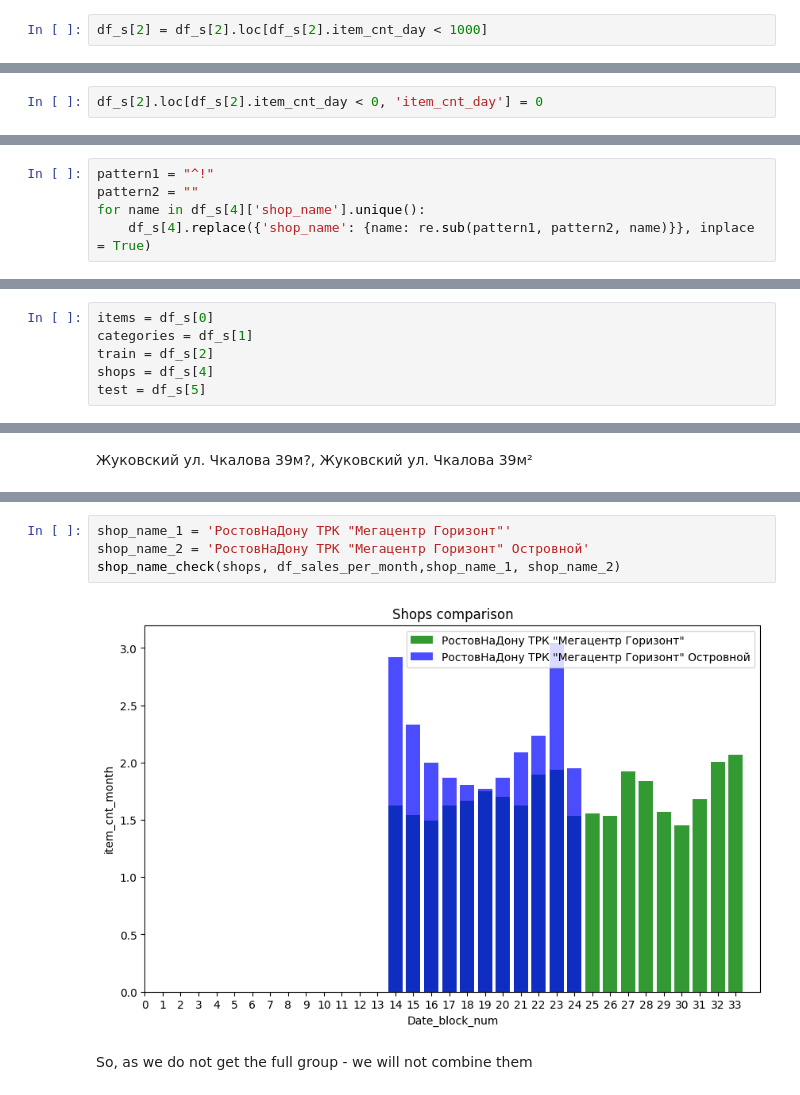
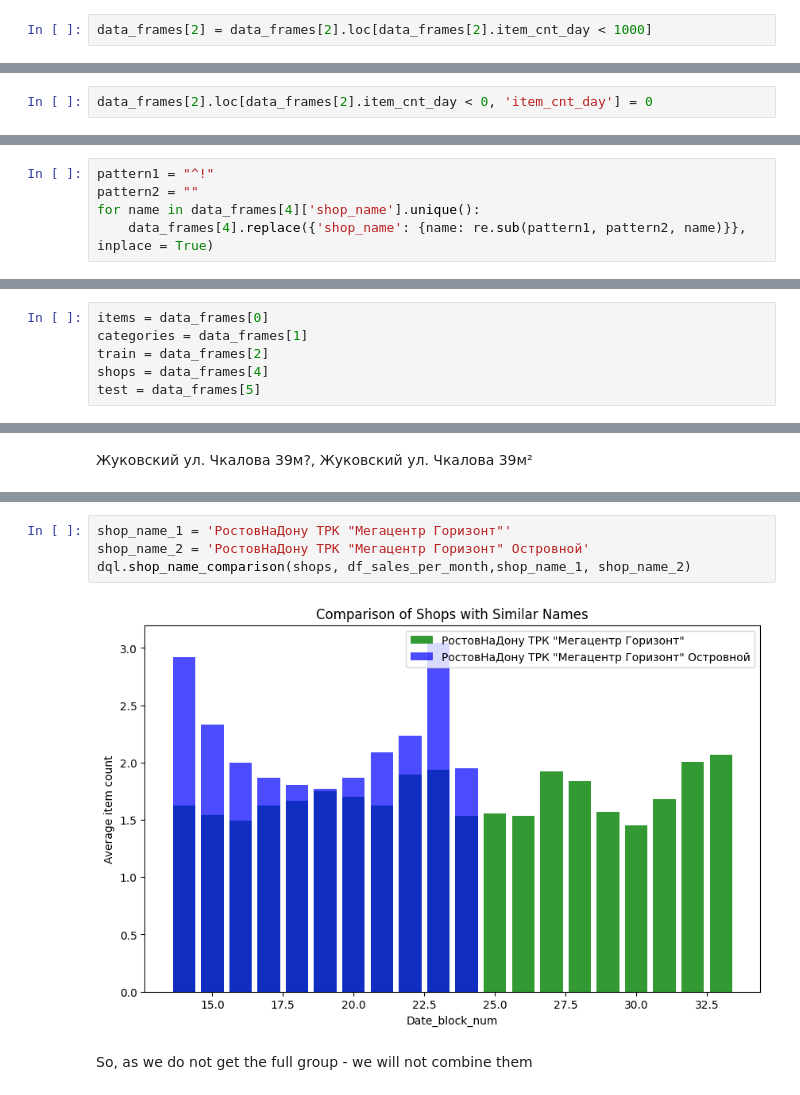
Before and after one commit to YPolina/Trainee, a Jupyter notebook: DQL.ipynb, the cells around one changed output, grey strips where cells are left out. Saved outputs shown, nothing was run; the diff lists cells and outputs as text.

```diff
--- a/DQL.ipynb
+++ b/DQL.ipynb
@@ -76,5 +95,5 @@ add_outlier_check(df_s[2], 'item_id', 11373, 'date_block_num', 'item_cnt_day')
 # %% [markdown]
 To get stable results - we will drop items with item_cnt_month under 1000
 # %%
-df_s[2] = df_s[2].loc[df_s[2].item_cnt_day < 1000]
+data_frames[2] = data_frames[2].loc[data_frames[2].item_cnt_day < 1000]
 # %%
@@ -96,12 +115,12 @@ df_s[2].loc[df_s[2].item_cnt_day < 0]
 # %% [markdown]
 We replace negative item_cnt_day values with 0
 # %%
-df_s[2].loc[df_s[2].item_cnt_day < 0, 'item_cnt_day'] = 0
+data_frames[2].loc[data_frames[2].item_cnt_day < 0, 'item_cnt_day'] = 0
 # %% [markdown]
 Consistency: shop_name correction
 # %%
 pattern1 = "^!"
 pattern2 = ""
-for name in df_s[4]['shop_name'].unique():
-    df_s[4].replace({'shop_name': {name: re.sub(pattern1, pattern2, name)}}, inplace = True)
+for name in data_frames[4]['shop_name'].unique():
+    data_frames[4].replace({'shop_name': {name: re.sub(pattern1, pattern2, name)}}, inplace = True)
 # %%
@@ -150,9 +146,9 @@ Duplicates successfully dropped
 # %%
-items = df_s[0]
-categories = df_s[1]
-train = df_s[2]
-shops = df_s[4]
-test = df_s[5]
+items = data_frames[0]
+categories = data_frames[1]
+train = data_frames[2]
+shops = data_frames[4]
+test = data_frames[5]
 # %% [markdown]
 Itegrity data by int_snt_month
 # %%
@@ -232,9 +228,9 @@ shop_name_check(shops, df_sales_per_month,shop_name_1, shop_name_2)
 # %%
 shop_name_1 = 'РостовНаДону ТРК "Мегацентр Горизонт"'
 shop_name_2 = 'РостовНаДону ТРК "Мегацентр Горизонт" Островной'
-shop_name_check(shops, df_sales_per_month,shop_name_1, shop_name_2)
+dql.shop_name_comparison(shops, df_sales_per_month,shop_name_1, shop_name_2)
 # %% [output]
-[figure, old version]
+[figure, new version]
 # %% [markdown]
 So, as we do not get the full group - we will not combine them
 # %% [markdown]
```
Also changed, not shown: parts of 26 cells of this notebook, 2 other files.
